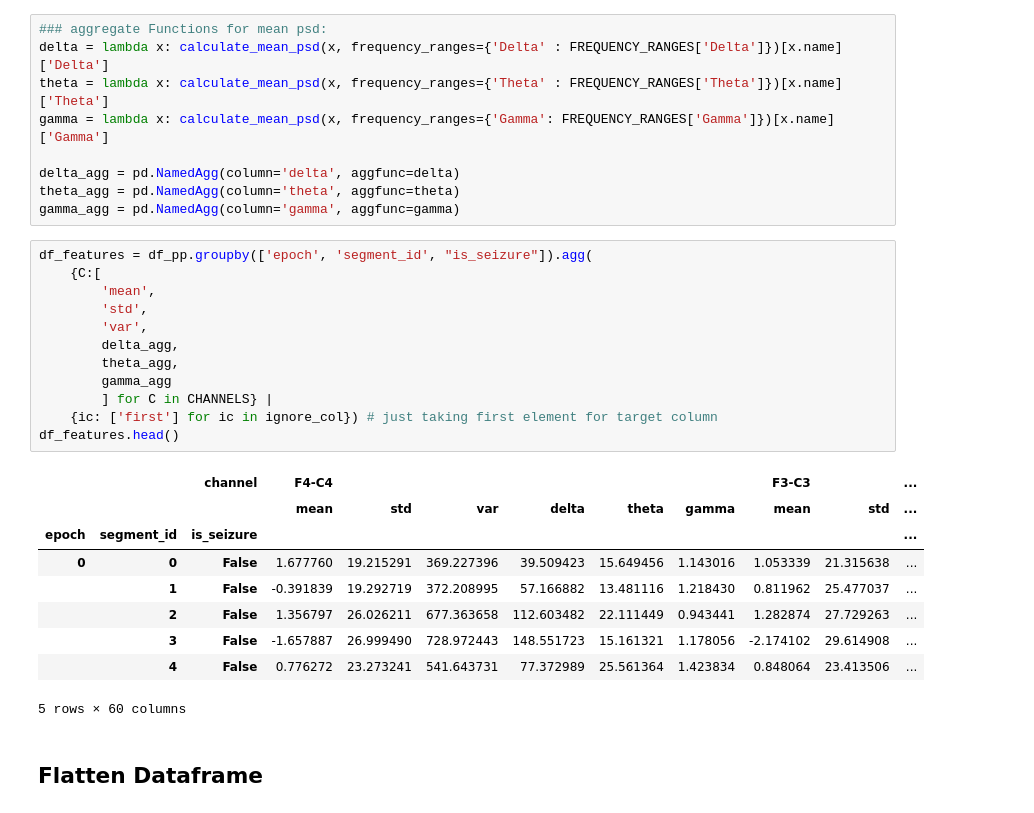
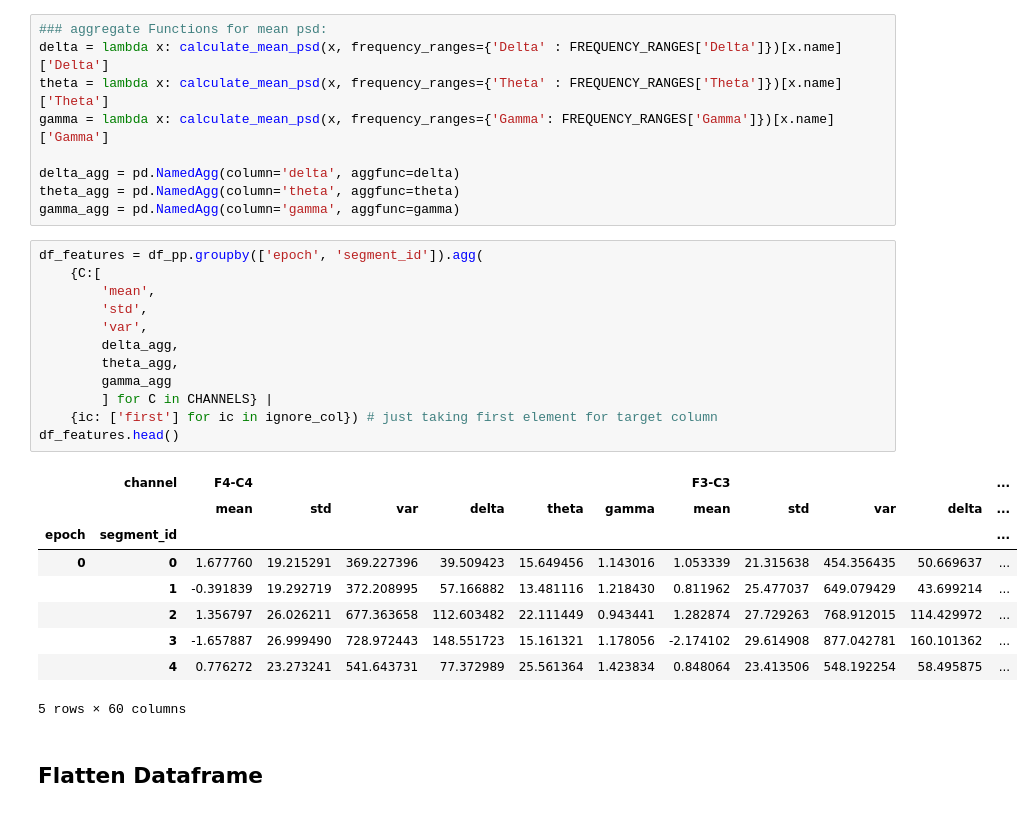
Before and after one commit to anacbroggini/AI-SeizureDetection, a Jupyter notebook: feature_extraction.ipynb, the cells around one changed output. Saved outputs shown, nothing was run; the diff lists cells and outputs as text.

```diff
--- a/feature_extraction.ipynb
+++ b/feature_extraction.ipynb
@@ -40,26 +40,26 @@ delta_agg = pd.NamedAgg(column='delta', aggfunc=delta)
 theta_agg = pd.NamedAgg(column='theta', aggfunc=theta)
 gamma_agg = pd.NamedAgg(column='gamma', aggfunc=gamma)
 # %%
-df_features = df_pp.groupby(['epoch', 'segment_id', "is_seizure"]).agg(
+df_features = df_pp.groupby(['epoch', 'segment_id']).agg(
     {C:[
         'mean',
         'std',
         'var',
         delta_agg,
         theta_agg,
         gamma_agg
         ] for C in CHANNELS} |
     {ic: ['first'] for ic in ignore_col}) # just taking first element for target column
 df_features.head()
 # %% [output]
-|  |  | channel | F4-C4 |  |  |  |  |  | F3-C3 |  | ... |
-|  |  |  | mean | std | var | delta | theta | gamma | mean | std | ... |
-| epoch | segment_id | is_seizure |  |  |  |  |  |  |  |  | ... |
-| 0 | 0 | False | 1.677760 | 19.215291 | 369.227396 | 39.509423 | 15.649456 | 1.143016 | 1.053339 | 21.315638 | ... |
-|  | 1 | False | -0.391839 | 19.292719 | 372.208995 | 57.166882 | 13.481116 | 1.218430 | 0.811962 | 25.477037 | ... |
-|  | 2 | False | 1.356797 | 26.026211 | 677.363658 | 112.603482 | 22.111449 | 0.943441 | 1.282874 | 27.729263 | ... |
-|  | 3 | False | -1.657887 | 26.999490 | 728.972443 | 148.551723 | 15.161321 | 1.178056 | -2.174102 | 29.614908 | ... |
-|  | 4 | False | 0.776272 | 23.273241 | 541.643731 | 77.372989 | 25.561364 | 1.423834 | 0.848064 | 23.413506 | ... |
+|  | channel | F4-C4 |  |  |  |  |  | F3-C3 |  |  |  | ... |
+|  |  | mean | std | var | delta | theta | gamma | mean | std | var | delta | ... |
+| epoch | segment_id |  |  |  |  |  |  |  |  |  |  | ... |
+| 0 | 0 | 1.677760 | 19.215291 | 369.227396 | 39.509423 | 15.649456 | 1.143016 | 1.053339 | 21.315638 | 454.356435 | 50.669637 | ... |
+|  | 1 | -0.391839 | 19.292719 | 372.208995 | 57.166882 | 13.481116 | 1.218430 | 0.811962 | 25.477037 | 649.079429 | 43.699214 | ... |
+|  | 2 | 1.356797 | 26.026211 | 677.363658 | 112.603482 | 22.111449 | 0.943441 | 1.282874 | 27.729263 | 768.912015 | 114.429972 | ... |
+|  | 3 | -1.657887 | 26.999490 | 728.972443 | 148.551723 | 15.161321 | 1.178056 | -2.174102 | 29.614908 | 877.042781 | 160.101362 | ... |
+|  | 4 | 0.776272 | 23.273241 | 541.643731 | 77.372989 | 25.561364 | 1.423834 | 0.848064 | 23.413506 | 548.192254 | 58.495875 | ... |
 5 rows × 60 columns
 # %% [markdown]
 ## Flatten Dataframe
```
Also changed, not shown: parts of 12 cells of this notebook.
